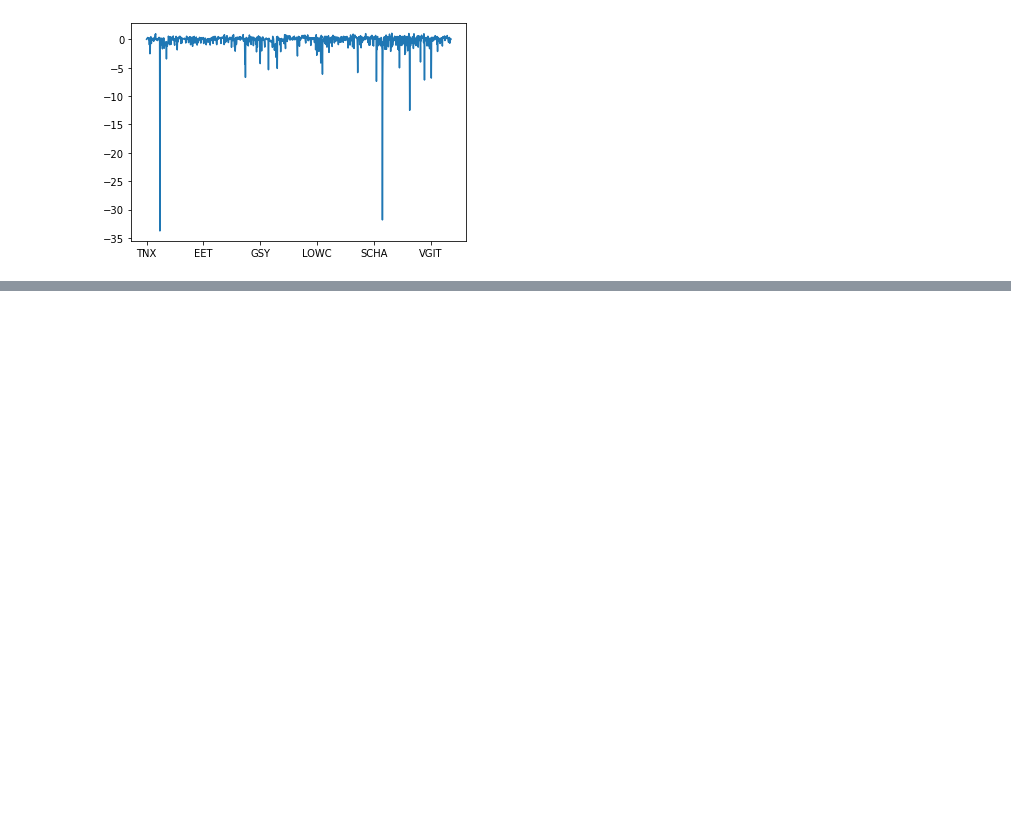
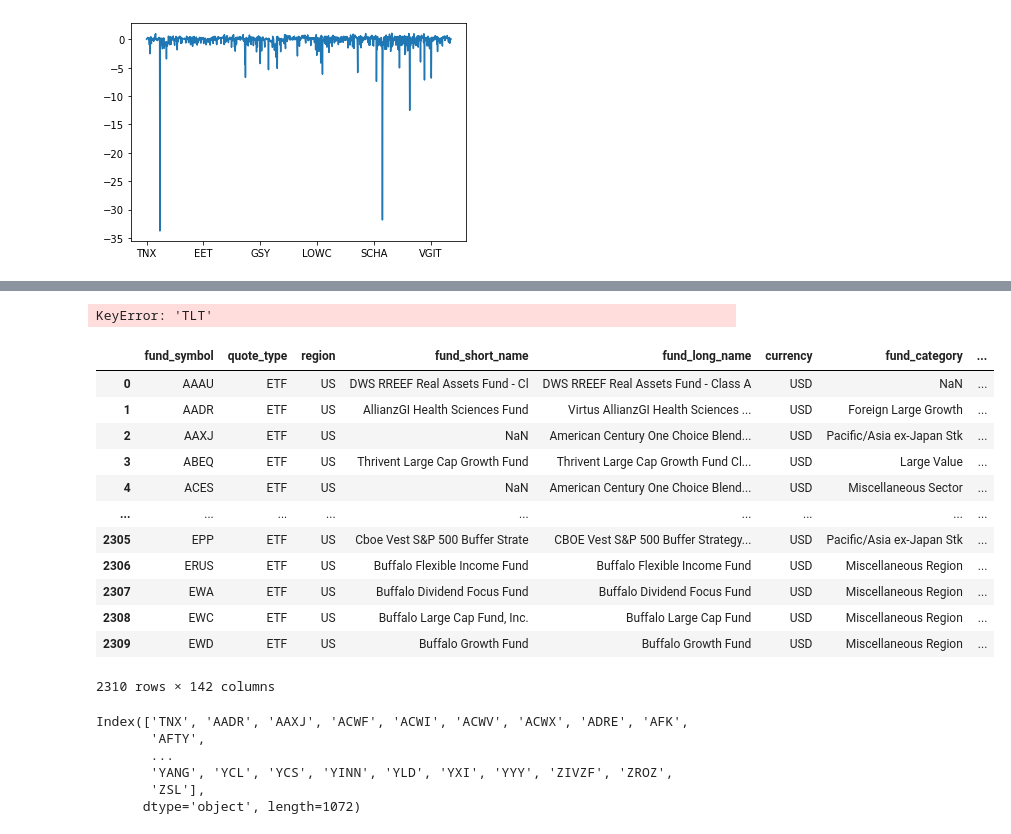
Before and after one commit to ammo888/nu_project1, a Jupyter notebook: ETF_TNX.ipynb, the cells around one changed output, grey strips where cells are left out. Cells and saved outputs as stored; diff of their text form; code cells hidden in the pictures; blank space fills up the shorter version.

```diff
--- a/ETF_TNX.ipynb
+++ b/ETF_TNX.ipynb
@@ -81,0 +143,31 @@ sharpe_ratio.plot()
+# %%
+beta['TLT']
+# %% [output]
+KeyError: 'TLT'
+# %%
+etf_desc = pd.read_csv("data/ETFs.csv", parse_dates=True, infer_datetime_format=True)
+# %%
+etf_desc
+# %% [output]
+|  | fund_symbol | quote_type | region | fund_short_name | fund_long_name | currency | fund_category | ... |
+| 0 | AAAU | ETF | US | DWS RREEF Real Assets Fund - Cl | DWS RREEF Real Assets Fund - Class A | USD | NaN | ... |
+| 1 | AADR | ETF | US | AllianzGI Health Sciences Fund | Virtus AllianzGI Health Sciences ... | USD | Foreign Large Growth | ... |
+| 2 | AAXJ | ETF | US | NaN | American Century One Choice Blend... | USD | Pacific/Asia ex-Japan Stk | ... |
+| 3 | ABEQ | ETF | US | Thrivent Large Cap Growth Fund | Thrivent Large Cap Growth Fund Cl... | USD | Large Value | ... |
+| 4 | ACES | ETF | US | NaN | American Century One Choice Blend... | USD | Miscellaneous Sector | ... |
+| ... | ... | ... | ... | ... | ... | ... | ... | ... |
+| 2305 | EPP | ETF | US | Cboe Vest S&P 500 Buffer Strate | CBOE Vest S&P 500 Buffer Strategy... | USD | Pacific/Asia ex-Japan Stk | ... |
+| 2306 | ERUS | ETF | US | Buffalo Flexible Income Fund | Buffalo Flexible Income Fund | USD | Miscellaneous Region | ... |
+| 2307 | EWA | ETF | US | Buffalo Dividend Focus Fund | Buffalo Dividend Focus Fund | USD | Miscellaneous Region | ... |
+| 2308 | EWC | ETF | US | Buffalo Large Cap Fund, Inc. | Buffalo Large Cap Fund | USD | Miscellaneous Region | ... |
+| 2309 | EWD | ETF | US | Buffalo Growth Fund | Buffalo Growth Fund | USD | Miscellaneous Region | ... |
+2310 rows × 142 columns
+# %%
+tnx_etf_returns.columns
+# %% [output]
+Index(['TNX', 'AADR', 'AAXJ', 'ACWF', 'ACWI', 'ACWV', 'ACWX', 'ADRE', 'AFK',
+       'AFTY',
+       ...
+       'YANG', 'YCL', 'YCS', 'YINN', 'YLD', 'YXI', 'YYY', 'ZIVZF', 'ZROZ',
+       'ZSL'],
+      dtype='object', length=1072)
```
Also changed, not shown: parts of 19 cells of this notebook, 1 other file.
